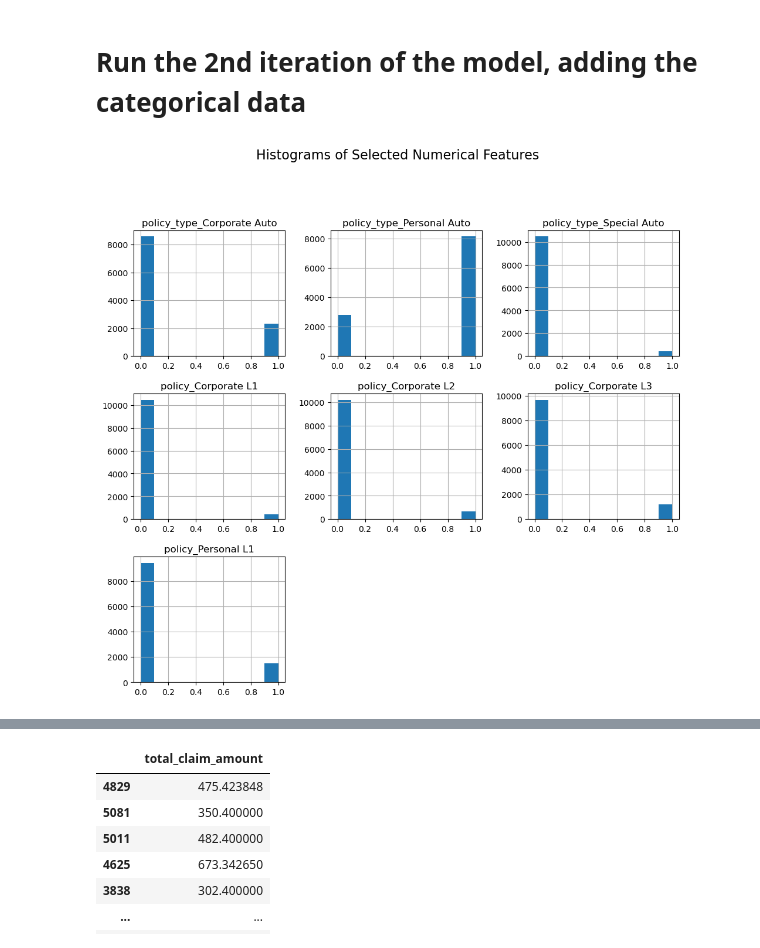
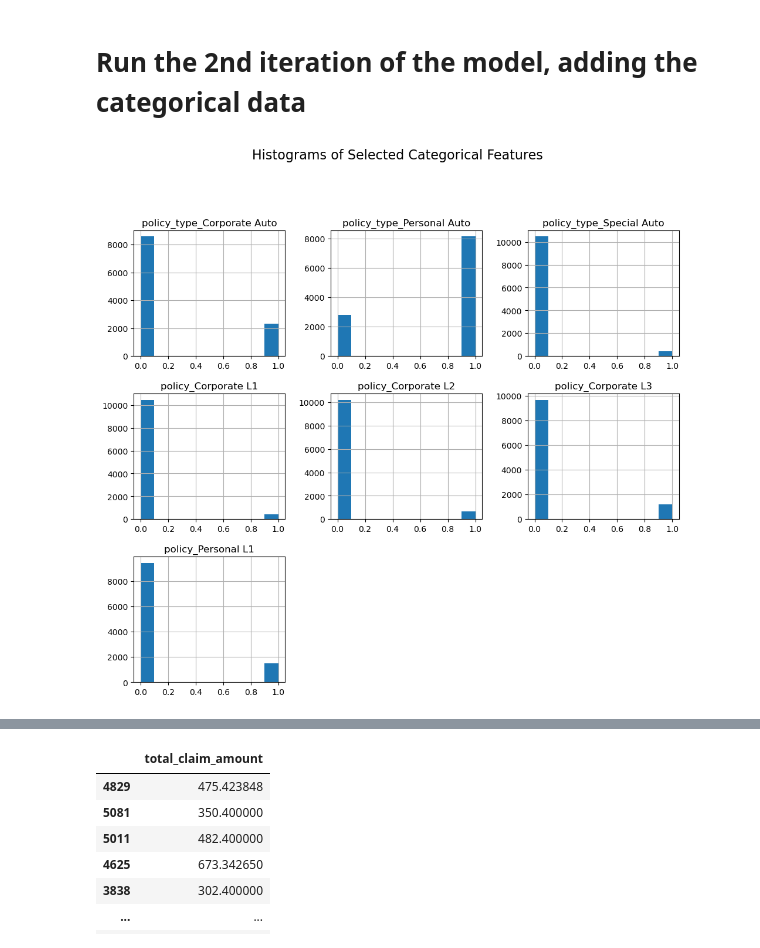
Before and after one commit to Oliviasteph5/Week4, a Jupyter notebook: Week4Day3 Lab on Model Iteration.ipynb, the cells around one changed output, grey strips where cells are left out. Drawn from its saved outputs; the diff is of its cells as text; code cells hidden in the pictures.

```diff
--- a/Week4Day3 Lab on Model Iteration.ipynb
+++ b/Week4Day3 Lab on Model Iteration.ipynb
@@ -150,32 +150,32 @@ final_df
 # %%
 import pandas as pd
 import matplotlib.pyplot as plt
 
 # Display histograms for specific numerical columns
 selected_columns = [ 'policy_type_Corporate Auto', 'policy_type_Personal Auto',
        'policy_type_Special Auto', 'policy_Corporate L1',
        'policy_Corporate L2', 'policy_Corporate L3', 'policy_Personal L1',
       ]
 
 
 
 #.hist() is a pandas method used to plot histograms for the selected columns.
 #bins=10 specifies the number of bins (intervals) for each histogram.
 #figsize=(12, 10) sets the size of the overall figure to be 12 units wide and 10 units high.
 #layout=(3, 3) indicates that the histograms should be arranged in a 3x3 grid (3 rows, 3 columns).
 #sharex=False ensures that each subplot has its own x-axis.
 final_df[selected_columns].hist(bins=10, figsize=(12, 10), layout=(3, 3), sharex=False)
 
 #plt.suptitle() is a Matplotlib function used to add a centered title to the entire figure.
 #The title is set to 'Histograms of Selected Numerical Features'.
 #y=1.02 adjusts the vertical position of the title, placing it slightly above the default position.
 #fontsize=16 sets the font size of the title to 16 points.
-plt.suptitle('Histograms of Selected Numerical Features', y=1.02, fontsize=16)
+plt.suptitle('Histograms of Selected Categorical Features', y=1.02, fontsize=16)
 
 #Displays the histograms
 plt.show()
 # %% [output]
-[figure, old version]
+[figure, new version]
 # %%
 #drop null values
 #final_df = final_df.dropna()
```
